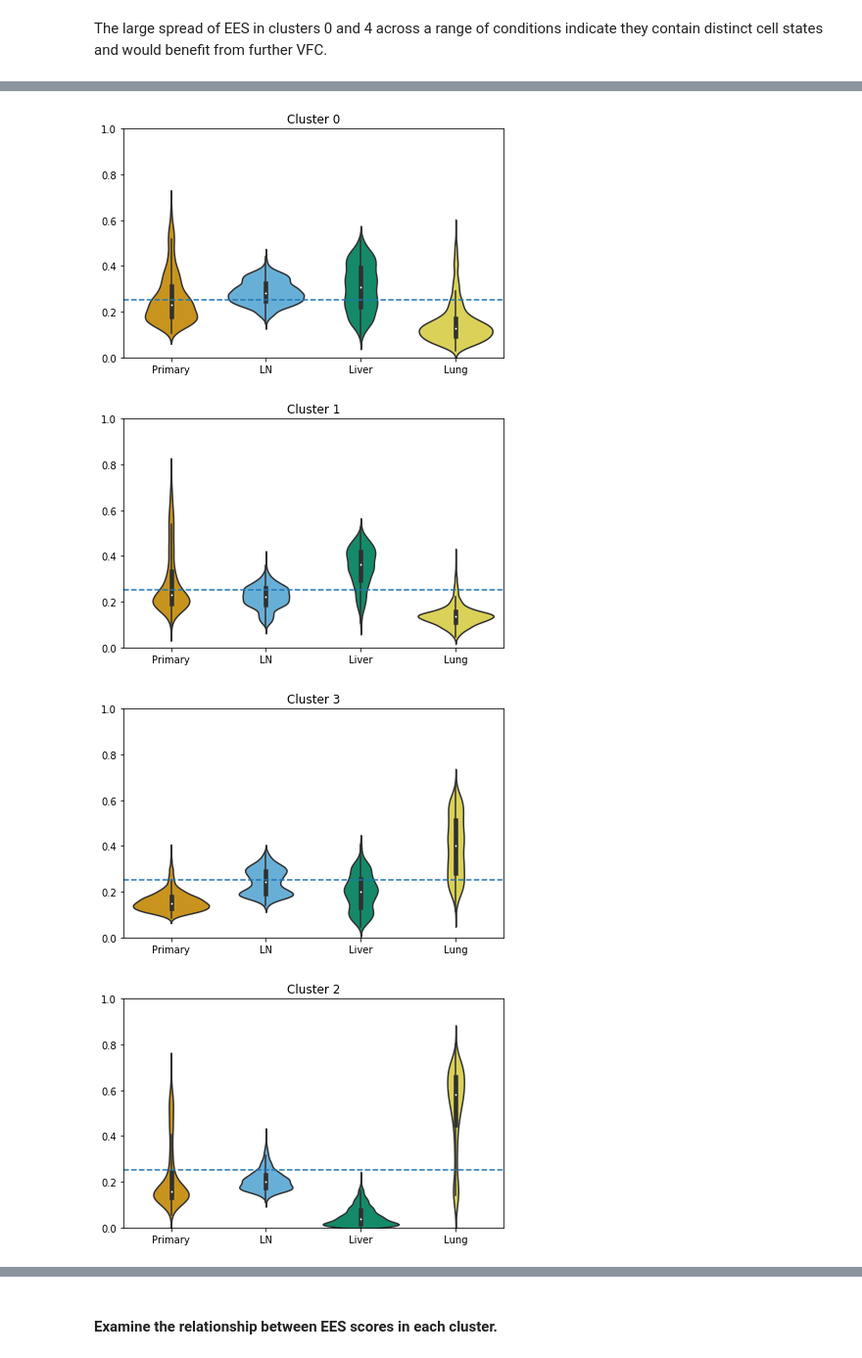
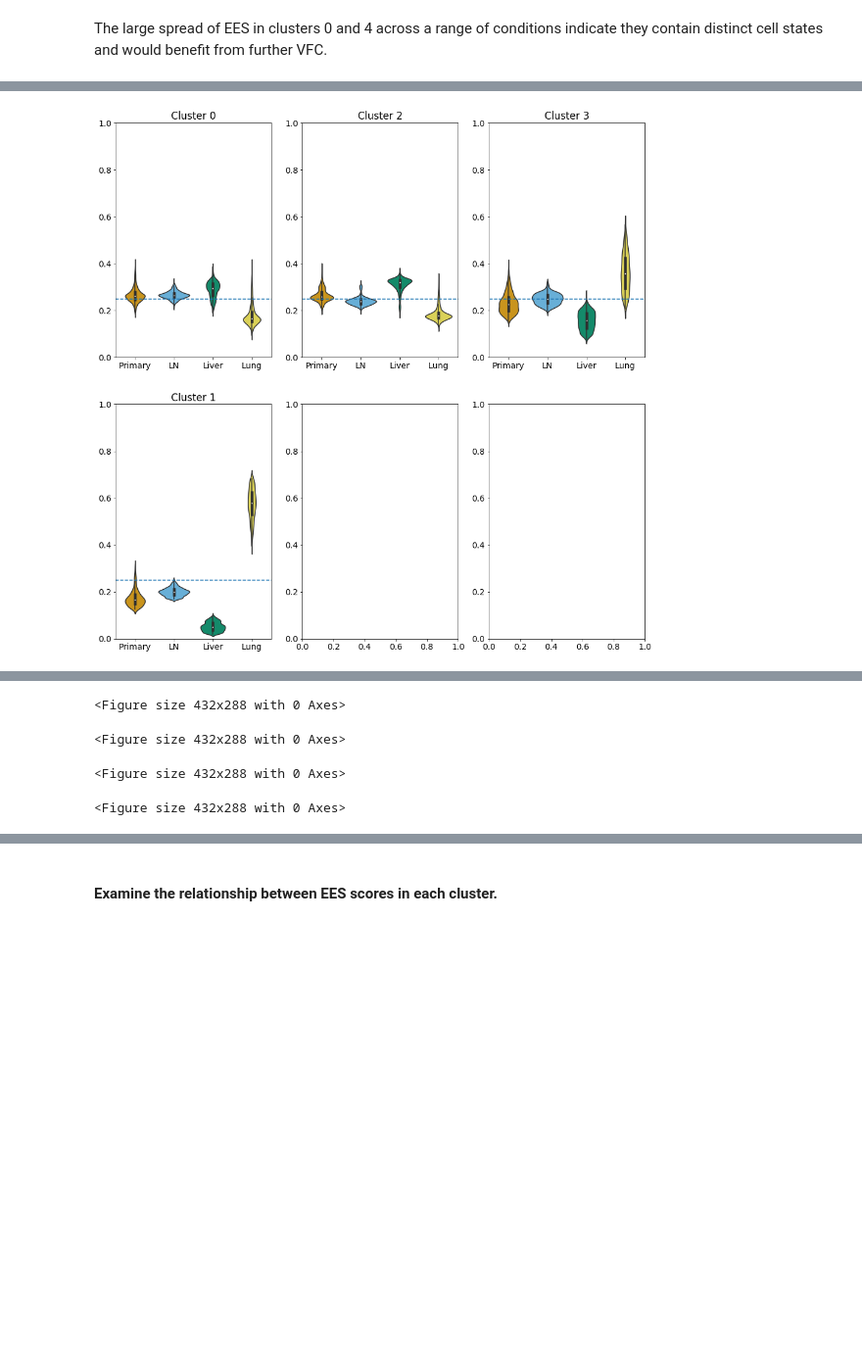
Before and after one commit to syouligan/SCmets_chrcha_scripts, a Jupyter notebook: MELD-MELD_to_scatter_starting_clusters.ipynb, the cells around one changed output, grey strips where cells are left out. Shown at 98% size. Saved outputs shown, nothing was run; the diff lists cells and outputs as text; code cells hidden in the pictures; blank space fills up the shorter version.

```diff
--- a/MELD-MELD_to_scatter_starting_clusters.ipynb
+++ b/MELD-MELD_to_scatter_starting_clusters.ipynb
@@ -66,7 +174,7 @@ fig.savefig(os.path.join(outdir, 'PHATE_starting_clusters.png'), dpi=300)
 # %% [markdown]
 #### Use MELD to calculate an enhanced experimental signal based on Graph density. Graph has already been computed. May require changing beta (smoothing) parameter when using whole experiment.
 # %%
-G = pickle.load(open(os.path.join(outdir, 'Prefiltered_experiment_' + str(dataset) + '_Harmonised_GRAPH.pkl'), "rb" ) )
+G = pickle.load(open(os.path.join(outdir, 'Prefiltered_experiment_' + str(dataset) + '_MNN_GRAPH.pkl'), "rb" ) )
 # %% [markdown]
 Create MELD operator
 # %%
@@ -127,4 +235,4 @@ EES_tissue = pd.DataFrame({'Primary':EES_norm[['Primary_1', 'Primary_2', 'Primar
 EES_tissue['LN'] = pd.DataFrame(EES_norm[['LN_1', 'LN_2', 'LN_3', 'LN_4']].mean(axis=1))
 EES_tissue['Liver'] = pd.DataFrame(EES_norm[['Liver_1', 'Liver_2', 'Liver_3', 'Liver_4']].mean(axis=1))
 EES_tissue['Lung'] = pd.DataFrame(EES_norm[['Lung_1', 'Lung_2', 'Lung_3', 'Lung_4']].mean(axis=1))
-EES_tissue
+sdata.obs = pd.concat([sdata.obs, EES_tissue], axis=1)
@@ -150,7 +244,7 @@ EES_tissue.to_csv(os.path.join(outdir, 'Prefiltered_experiment_' + str(dataset)
 Visualise EES on PHATE embeddings
 # %%
 for tiss in list(cmaps['tissue_cmap']):
-    ax = scprep.plot.scatter2d(sdata.obsm["X_phate_harmony"], c=EES_tissue[tiss], cmap='magma', vmin=0, vmax=1, figsize=(6,5), s=5, label_prefix='PHATE', ticks=False, title= 'EES ' + str(tiss))
+    ax = scprep.plot.scatter2d(sdata.obsm["X_phate_MNN"], c=EES_tissue[tiss], cmap='magma', vmin=0, vmax=1, figsize=(6,5), s=5, label_prefix='PHATE', ticks=False, title= 'EES ' + str(tiss))
     fig = ax.figure
     fig.savefig(os.path.join(outdir, 'PHATE_with_' + str(tiss) + '_EES.png'), dpi=300)
 # %% [output]
@@ -163,11 +263,14 @@ for tiss in list(cmaps['tissue_cmap']):
 # %% [markdown]
 The large spread of EES in clusters 0 and 4 across a range of conditions indicate they contain distinct cell states and would benefit from further VFC.
 # %%
-for tiss in list(cmaps['tissue_cmap']):
-    ax = scprep.plot.jitter(sdata.obs['Start_cluster'], EES_tissue[tiss], c=EES_tissue[tiss],  cmap='magma', vmin=0, vmax=1, legend=True, figsize=(10,6), title= 'EES ' + str(tiss))
+fig, axes = plt.subplots(2,3, figsize=(16,16))
+
+for ax, tiss in zip(axes.flatten(), cmaps['tissue_cmap']):
+    scprep.plot.jitter(sdata.obs['Start_cluster'], sdata.obs[tiss], c=sdata.obs[tiss],
+                       cmap='magma', vmin=0, vmax=1, legend=True, figsize=(10,6), title= 'EES ' + str(tiss), ax=ax)
     ax.set_ylim(0,1)
     ax.axhline(0.25, ls='--')
-    fig = ax.figure
-    fig.tight_layout()
-    fig.savefig(os.path.join(outdir, 'Jitter_with_' + str(tiss) + '_EES.png'), dpi=300)
+
+fig = ax.figure
+fig.savefig(os.path.join(outdir, 'Jitter_with_EES.png'), dpi=300)
 # %% [output]
@@ -178,16 +278,15 @@ for tiss in list(cmaps['tissue_cmap']):
 # %%
-for curr_cluster in sdata.obs['Start_cluster'].unique():
+fig, axes = plt.subplots(2,3, figsize=(16,16))
+
+for ax, curr_cluster in zip(axes.flatten(), sdata.obs['Start_cluster'].unique()):
     curr_ees = EES_tissue[sdata.obs['Start_cluster'] == curr_cluster]
     plt.figure()
-    ax = sns.violinplot(data=curr_ees, palette=cmaps['tissue_cmap'])
+    sns.violinplot(data=curr_ees, palette=cmaps['tissue_cmap'], ax=ax)
     ax.set_title('Cluster ' + str(curr_cluster))
     ax.set_ylim(0,1)
     ax.axhline(0.25, ls='--')
-    fig = ax.figure
-    fig.tight_layout()
-    fig.savefig(os.path.join(outdir, 'EES_violin_starting_cluster_' + str(curr_cluster) + '.png'), dpi=300)
+
+fig = ax.figure
+fig.savefig(os.path.join(outdir, 'Violin_with_EES.png'), dpi=300)
 # %% [output]
-[figure, old version]
+[figure, new version]
-[figure, removed]
-[figure, removed]
-[figure, removed]
@@ -195,3 +293,7 @@ for curr_cluster in sdata.obs['Start_cluster'].unique():
+<Figure size 432x288 with 0 Axes>
+<Figure size 432x288 with 0 Axes>
+<Figure size 432x288 with 0 Axes>
+<Figure size 432x288 with 0 Axes>
 # %%
 fig, ax = plt.subplots(1, figsize=(15,6))
 tissue_cmap = cmaps['tissue_cmap']
```
Also changed, not shown: parts of 29 cells of this notebook, 9 other files.
